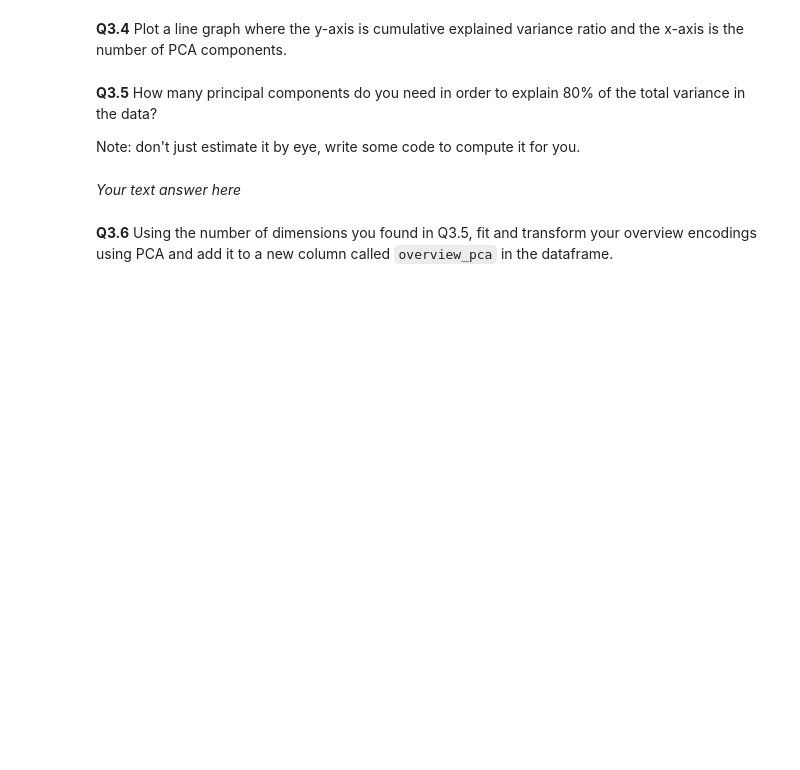
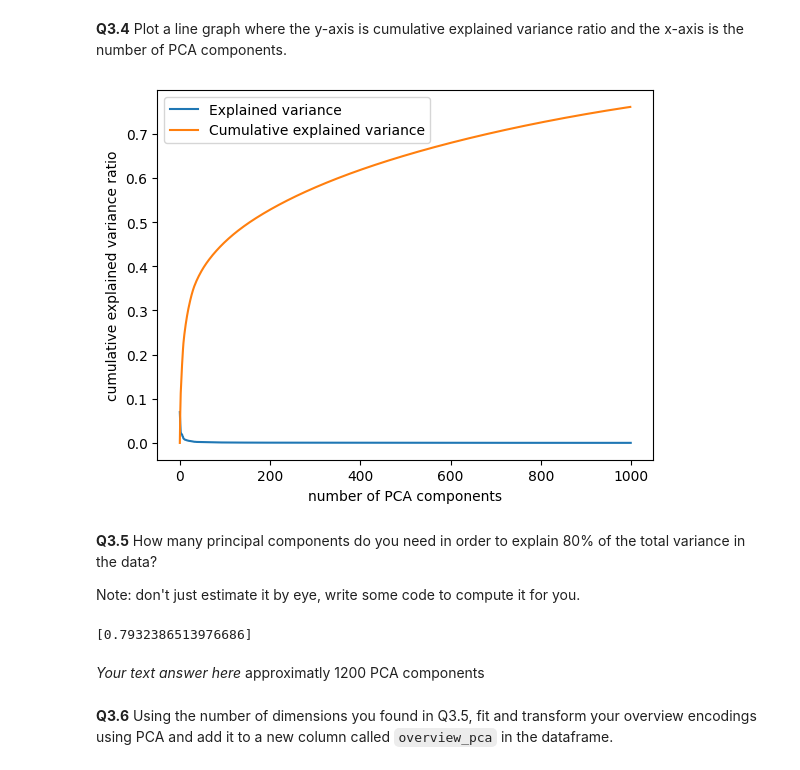
Before and after one commit to celinamadaschi/TMDL2024-, a Jupyter notebook: Week 3/Assignment 3 - Empty.ipynb, the cells around one changed output. Cells and saved outputs as stored; diff of their text form; code cells hidden in the pictures; blank space fills up the shorter version.

```diff
--- a/Week 3/Assignment 3 - Empty.ipynb
+++ b/Week 3/Assignment 3 - Empty.ipynb
@@ -254,23 +319,40 @@ from sklearn.decomposition import PCA
 **Q3.4** Plot a line graph where the y-axis is cumulative explained variance ratio and the x-axis is the number of PCA components.
 # %%
 # Set up PCA object with the desired number of components
+pca = PCA(n_components=1000)
 
 # fit transform one_hot_overview encodings
-labels_pca = ...
+labels_pca = pca.fit(matrix_of_data)
 # get explained variance ratio from object, store it in a list
-...
+powers = pca.explained_variance_ratio_
 
-plt.plot(...)
+plt.plot(powers, label="Explained variance")
+plt.plot([np.sum(powers[:i]) for i in range(len(powers)-1)], label="Cumulative explained variance")
+plt.legend()
+plt.xlabel('number of PCA components')
+plt.ylabel('cumulative explained variance ratio')
 # set up y label, x label, title
 plt.show()
+# %% [output]
+[figure, added]
 # %% [markdown]
 **Q3.5** How many principal components do you need in order to explain 80% of the total variance in the data?
 
 Note: don't just estimate it by eye, write some code to compute it for you.
 # %%
 # your code answer here
+pca = PCA(n_components=1200)
+
+# fit transform one_hot_overview encodings
+labels_pca = pca.fit(matrix_of_data)
+# get explained variance ratio from object, store it in a list
+powers = pca.explained_variance_ratio_
+print([np.sum(powers[:1199])])
+# %% [output]
+[0.7932386513976686]
 # %% [markdown]
 *Your text answer here*
+approximatly 1200 PCA components
 # %% [markdown]
 **Q3.6** Using the number of dimensions you found in Q3.5, fit and transform your overview encodings using PCA and add it to a new column called `overview_pca` in the dataframe.
 # %%
```
Also changed, not shown: parts of 7 cells of this notebook.
